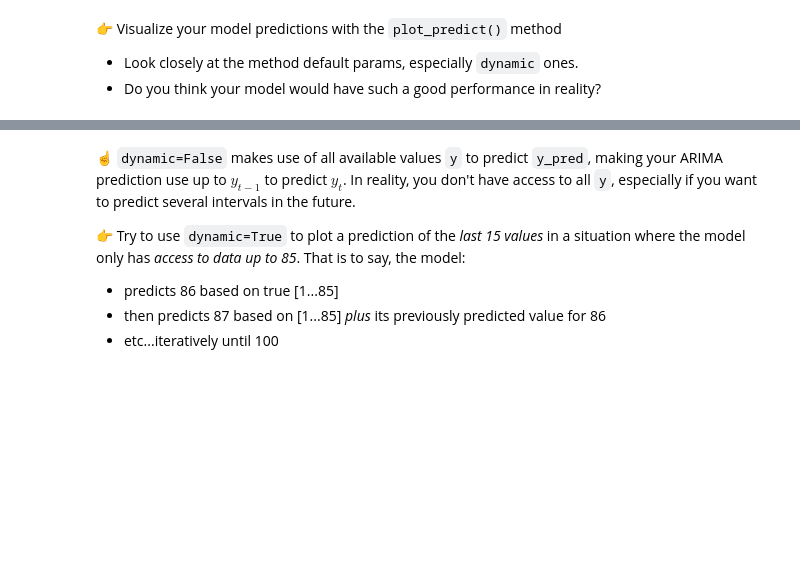
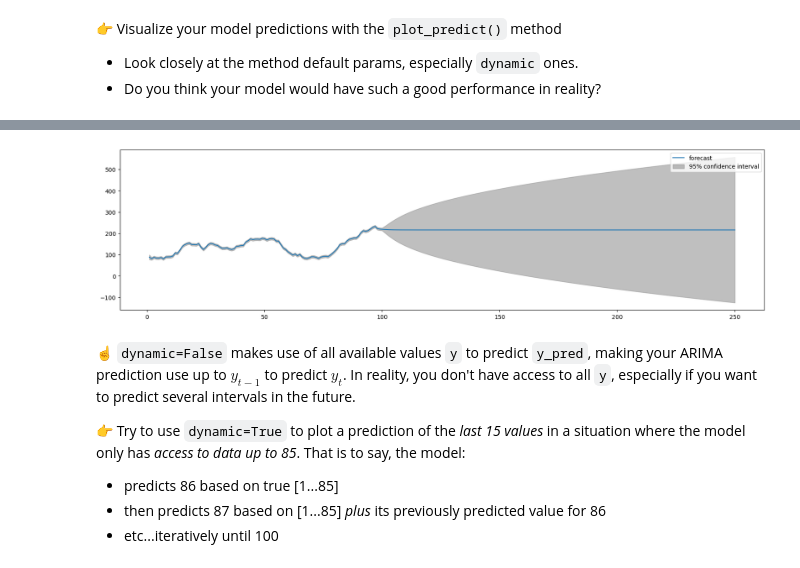
Before and after one commit to tanushrin/data-arima, a Jupyter notebook: arima.ipynb, the cells around one changed output, grey strips where cells are left out. Saved outputs shown, nothing was run; the diff lists cells and outputs as text; code cells hidden in the pictures; blank space fills up the shorter version.

```diff
--- a/arima.ipynb
+++ b/arima.ipynb
@@ -85,5 +178,6 @@ from statsmodels.graphics.tsaplots import plot_acf, plot_pacf
 # %%
 # YOUR CODE HERE
+q = 2
 # %% [markdown]
 The maximum value we should consider for fitting our model seems to be q = 4. However, if we were to use Auto-ARIMA (more on this later) we would find that using q=2 yields ideal results so to begin with, let's try setting q=2.
 
@@ -98,6 +192,7 @@ AR order (`p`) can be found by investigating the **p**artial autocorrelation plo
 👉 Determine `p`
 # %%
 # YOUR CODE HERE
+p = 1
 # %% [markdown]
 We could choose `p = 3` as the first 3 lag terms seem above the significance level, but we could also go with a simpler model `p = 1`.
 # %% [markdown]
@@ -112,0 +206,10 @@ Now that you have chosen the values for `p`, ` d`, and `q` for the ARIMA,
+# %%
+# YOUR CODE HERE
+# Build the ARIMA Model - Fit the model,
+# print the summary
+
+from statsmodels.tsa.arima.model import ARIMA
+
+model = ARIMA(y, order=(p, 1, q))
+model = model.fit()
+model.summary()
@@ -129,0 +249,17 @@ from statsmodels.graphics.tsaplots import plot_predict
+# %%
+# Minimize the AIC value by trying different combinations of p and q values
+# and find the optimal ARIMA model
+
+import itertools
+
+p = q = range(0, 3)
+d = range(1, 2)
+pdq = list(itertools.product(p, d, q))
+
+for param in pdq:
+    try:
+        model = ARIMA(y, order=param)
+        model = model.fit()
+        print(f'ARIMA{param} - AIC: {model.aic}')
+    except:
+        continue
@@ -130,3 +276,13 @@ from statsmodels.graphics.tsaplots import plot_predict
+# %%
+# YOUR CODE HERE
+from statsmodels.graphics.tsaplots import plot_predict
+
+# Visualize with plot_predict the results
+
+fig, ax = plt.subplots(figsize=(20, 5))
+plot_predict(model, start=1, end=250, ax=ax);
+# %% [output]
+[figure, added]
 # %% [markdown]
 ☝️ `dynamic=False` makes use of all available values `y` to predict `y_pred`, making your ARIMA prediction use up to $y_{t-1}$ to predict $y_t$. In reality, you don't have access to all `y`, especially if you want to predict several intervals in the future.
 
```
Also changed, not shown: parts of 34 cells of this notebook.
